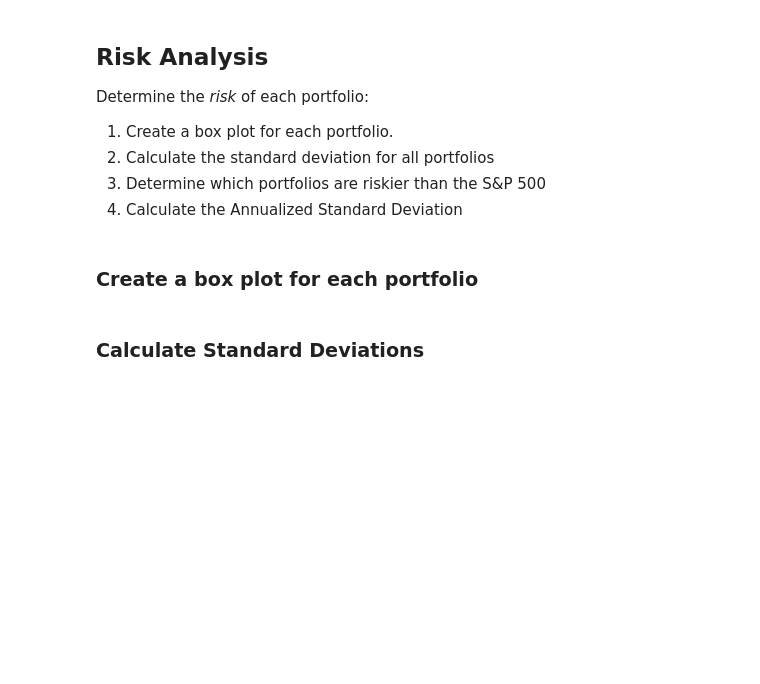
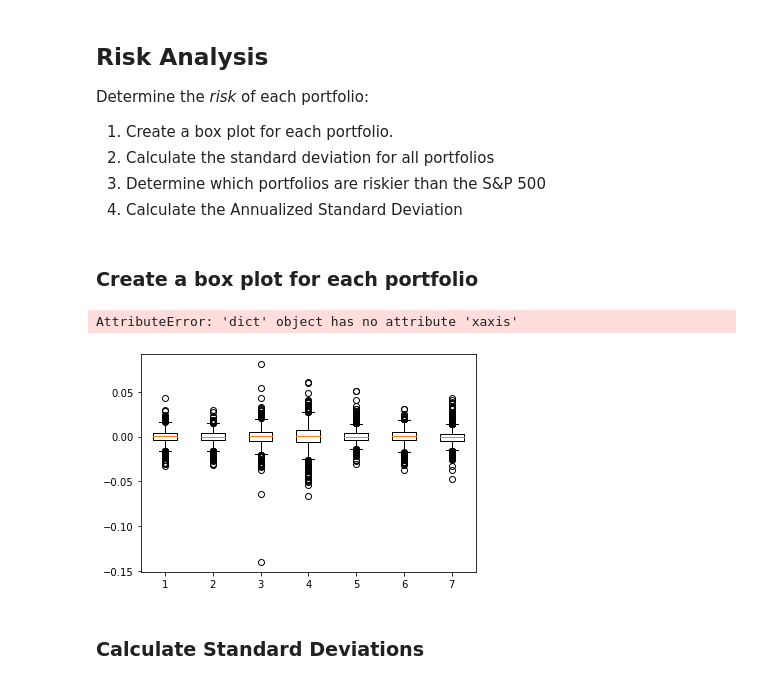
Before and after one commit to Row-Bell/Unit_4_Homework, a Jupyter notebook: whale_analysis.ipynb, the cells around one changed output. Saved outputs shown, nothing was run; the diff lists cells and outputs as text; code cells hidden in the pictures; blank space fills up the shorter version.

```diff
--- a/whale_analysis.ipynb
+++ b/whale_analysis.ipynb
@@ -243,2 +267,10 @@ Determine the _risk_ of each portfolio:
+# %%
+# Box plot to visually show risk
+ax = plt.boxplot([combined_returns['SOROS FUND MANAGEMENT LLC'],combined_returns['PAULSON & CO INC'],combined_returns['TIGER GLOBAL MANAGEMENT LLC'],combined_returns['BERKSHIRE HATHAWAY INC'],combined_returns['Algo 1'],combined_returns['Algo 2'],combined_returns['daily_returns_sp500']])
+ax.xaxis(['SOROS FUND MANAGEMENT LLC','PAULSON & CO INC', 'TIGER GLOBAL MANAGEMENT LLC', 'BERKSHIRE HATHAWAY INC', 'Algo 1', 'Algo 2', 'daily_returns_sp500'])
+ax.legend(['SOROS FUND MANAGEMENT LLC','PAULSON & CO INC', 'TIGER GLOBAL MANAGEMENT LLC', 'BERKSHIRE HATHAWAY INC', 'Algo 1', 'Algo 2', 'daily_returns_sp500'])
+# %% [output]
+AttributeError: 'dict' object has no attribute 'xaxis'
+[figure, added]
 # %% [markdown]
 ### Calculate Standard Deviations
```
Also changed, not shown: parts of 7 cells of this notebook.
